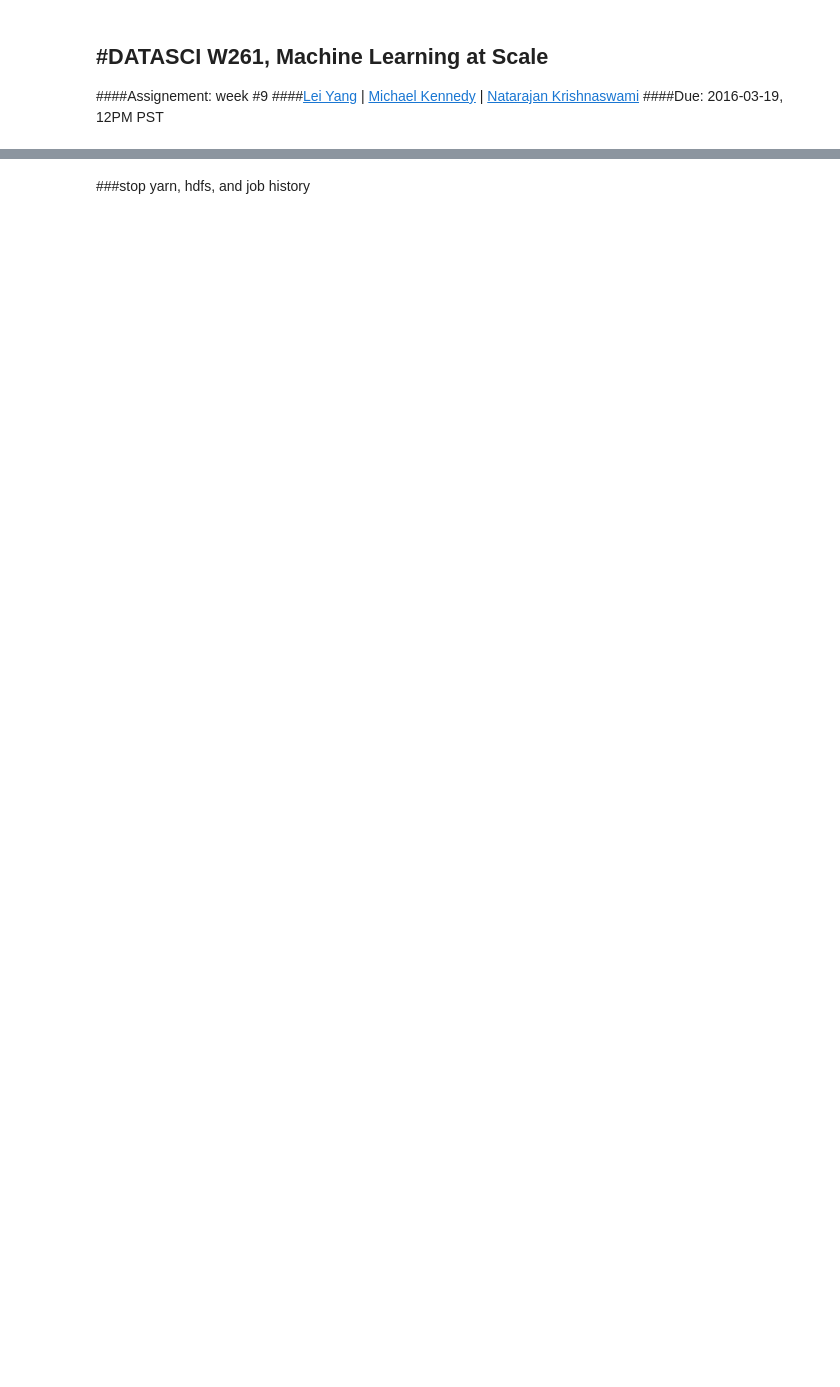
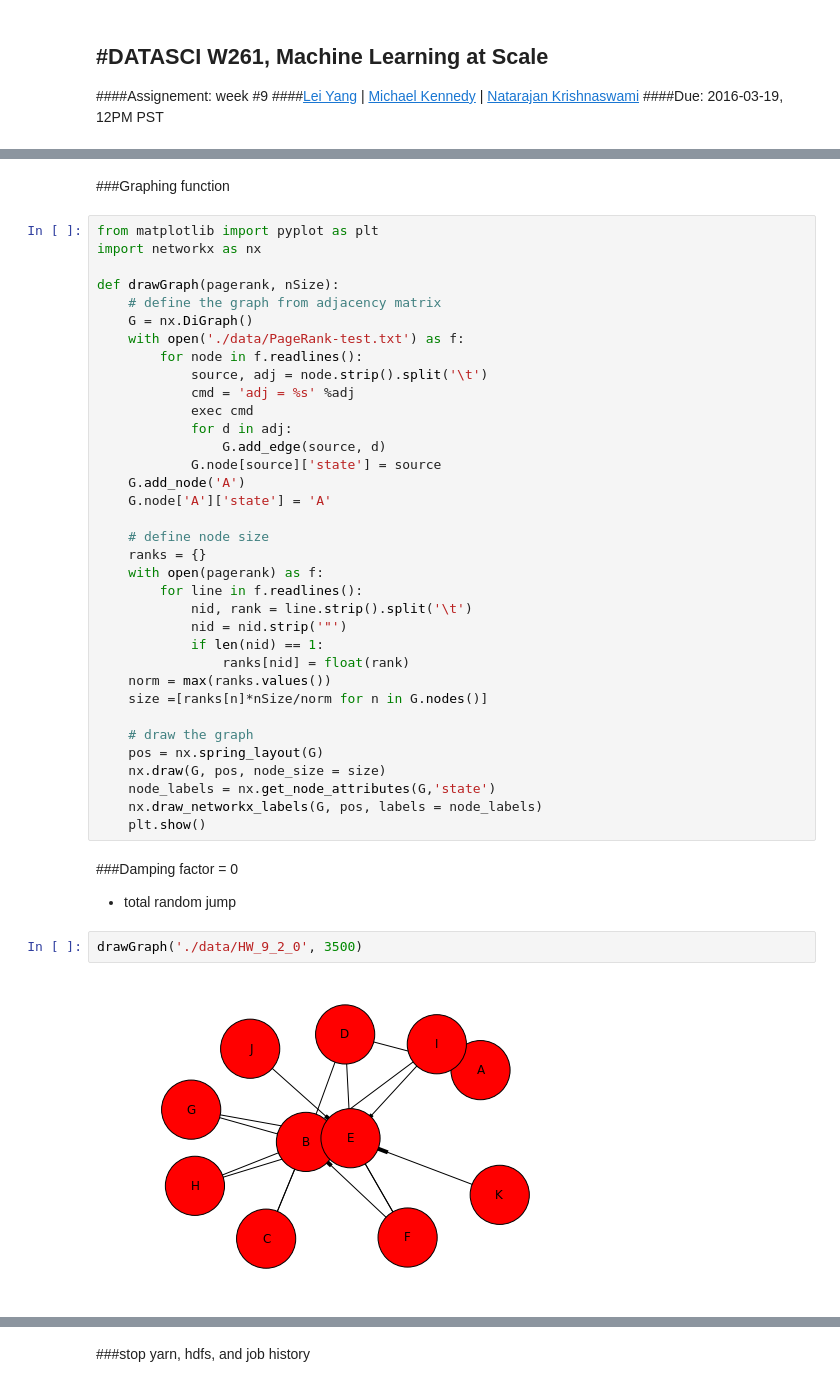
Before and after one commit to leiyang-mids/MIDS, a Jupyter notebook: W261/HW9-Questions/MIDS-W261-2016-HWK-Week09-Yang.ipynb, the cells around one changed output, grey strips where cells are left out. Saved outputs shown, nothing was run; the diff lists cells and outputs as text; blank space fills up the shorter version.

```diff
--- a/W261/HW9-Questions/MIDS-W261-2016-HWK-Week09-Yang.ipynb
+++ b/W261/HW9-Questions/MIDS-W261-2016-HWK-Week09-Yang.ipynb
@@ -1211,0 +622,44 @@ KeyboardInterrupt
+# %% [markdown]
+###Graphing function
+# %%
+from matplotlib import pyplot as plt
+import networkx as nx
+
+def drawGraph(pagerank, nSize):
+    # define the graph from adjacency matrix
+    G = nx.DiGraph()
+    with open('./data/PageRank-test.txt') as f:
+        for node in f.readlines():
+            source, adj = node.strip().split('\t')
+            cmd = 'adj = %s' %adj
+            exec cmd
+            for d in adj:
+                G.add_edge(source, d)
+            G.node[source]['state'] = source
+    G.add_node('A')
+    G.node['A']['state'] = 'A'
+
+    # define node size
+    ranks = {}
+    with open(pagerank) as f:
+        for line in f.readlines():
+            nid, rank = line.strip().split('\t')
+            nid = nid.strip('"')
+            if len(nid) == 1:
+                ranks[nid] = float(rank)
+    norm = max(ranks.values())
+    size =[ranks[n]*nSize/norm for n in G.nodes()]
+
+    # draw the graph
+    pos = nx.spring_layout(G)
+    nx.draw(G, pos, node_size = size)
+    node_labels = nx.get_node_attributes(G,'state')
+    nx.draw_networkx_labels(G, pos, labels = node_labels)
+    plt.show()
+# %% [markdown]
+###Damping factor = 0
+- total random jump
+# %%
+drawGraph('./data/HW_9_2_0', 3500)
+# %% [output]
+[figure, added]
```
Also changed, not shown: parts of 118 cells of this notebook, 31 other files.
